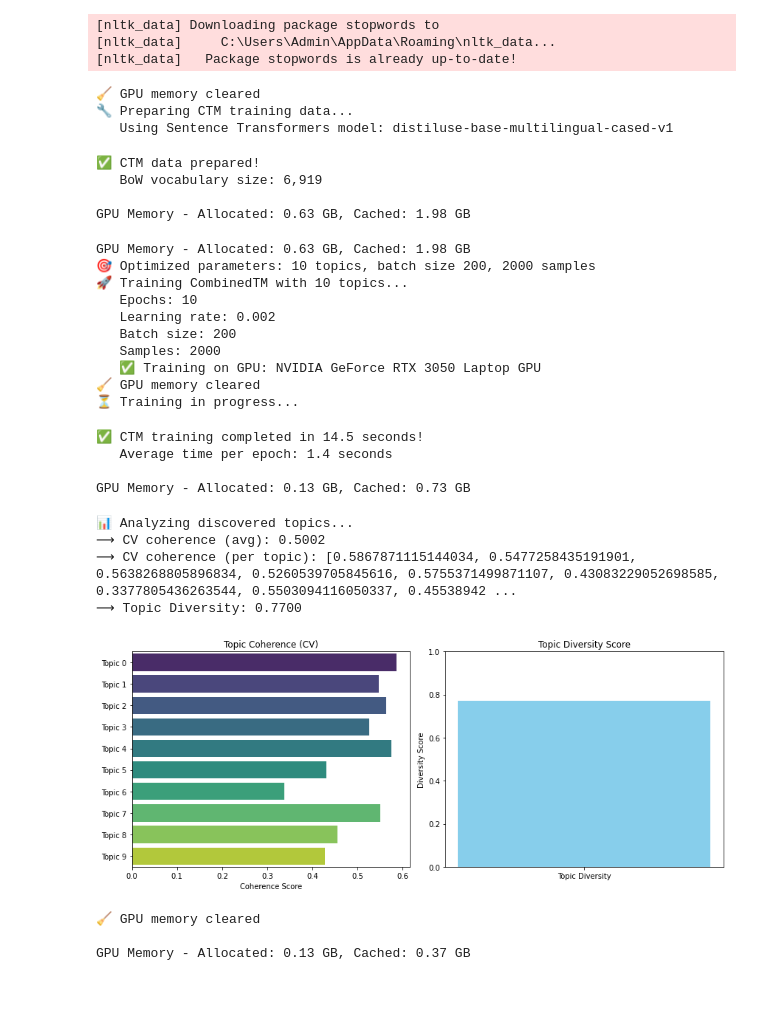
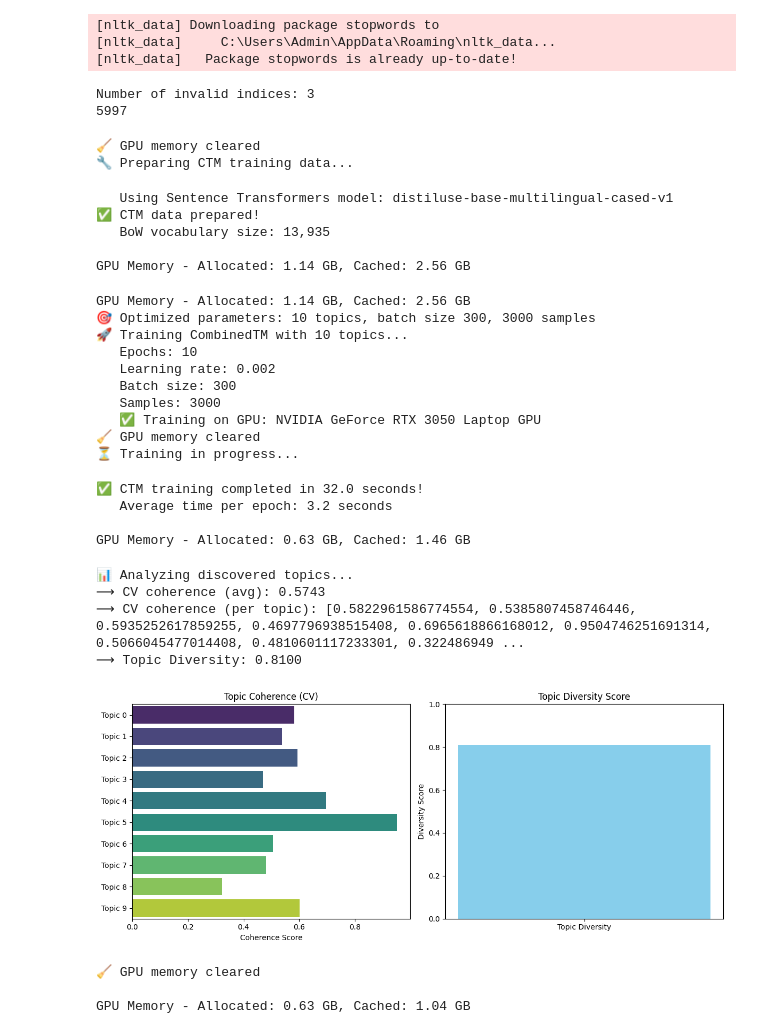
Before and after one commit to KhoaLeTranMinh/Topic-Modeling-Recommendation, a Jupyter notebook: Experiments/ctm_song_recommendation.ipynb, the cells around one changed output. Drawn from its saved outputs; the diff is of its cells as text; code cells hidden in the pictures; blank space fills up the shorter version.

Commit message:
pretty much finish the 3 models

```diff
--- a/Experiments/ctm_song_recommendation.ipynb
+++ b/Experiments/ctm_song_recommendation.ipynb
@@ -151,7 +168,7 @@ GPU Memory - Allocated: 1.14 GB, Cached: 1.17 GB
 # ===== DATA LOADING =====
 
 # Load your song lyrics dataset
-data_path = "../Lyrics_extraction/scraped_lyrics.csv"
+data_path = "../Lyrics_extraction/scraped_lyrics_no_metadata_combined.csv"
 df = pd.read_csv(data_path)
 
 def clean_lyrics_for_ctm(text):
@@ -191,41 +208,56 @@ df.head(3)
 
 nltk.download("stopwords")
 stopwords = list(stop_words.words("english"))
+
+
 documents = df['lyrics'].tolist()
 
 
-sp = WhiteSpacePreprocessingStopwords(documents, stopwords_list=stopwords, vocabulary_size=7000)
+sp = WhiteSpacePreprocessingStopwords(documents,stopwords_list=stopwords, vocabulary_size=14000)
 preprocessed_documents, unpreprocessed_corpus, vocab, retained_indices = sp.preprocess()
 # %% [output]
 [nltk_data] Downloading package stopwords to
 [nltk_data]     C:\Users\Admin\AppData\Roaming\nltk_data...
 [nltk_data]   Package stopwords is already up-to-date!
+# %%
+valid_idx = set(retained_indices)
+invalid_idx = set(range(len(df))) - valid_idx
+
+for i in invalid_idx:
+    df.drop(i, inplace=True)
+
+print(f"Number of invalid indices: {len(invalid_idx)}")
+print(len(df))
+# %% [output]
+Number of invalid indices: 3
+5997
 # %%
 clear_gpu_memory()
 # Create TopicModelDataPreparation object
 print("🔧 Preparing CTM training data...")
 
 # sentence_transformers_model = "all-mpnet-base-v2"
-sentence_transformers_model = "distiluse-base-multilingual-cased-v1"
-print(f"   Using Sentence Transformers model: {sentence_transformers_model}")
-tp = TopicModelDataPreparation(sentence_transformers_model)
+sentence_transformers_model_name = "distiluse-base-multilingual-cased-v1"
+
+tp = TopicModelDataPreparation(sentence_transformers_model_name, show_warning=False)
 training_dataset = tp.fit(
     text_for_contextual=unpreprocessed_corpus,
     text_for_bow=preprocessed_documents,
 )
 
+print(f"   Using Sentence Transformers model: {sentence_transformers_model_name}")
 print(f"✅ CTM data prepared!")
 print(f"   BoW vocabulary size: {len(tp.vocab):,}")
-# print(f"   Contextual embedding size: {training_embeddings.shape[1]}")
+
 print(f"\n{get_gpu_memory_usage()}")
 # %% [output]
 🧹 GPU memory cleared
 🔧 Preparing CTM training data...
-   Using Sentence Transformers model: distiluse-base-multilingual-cased-v1
+   Using Sentence Transformers model: distiluse-base-multilingual-cased-v1
 ✅ CTM data prepared!
-   BoW vocabulary size: 6,919
+   BoW vocabulary size: 13,935
 
-GPU Memory - Allocated: 0.63 GB, Cached: 1.98 GB
+GPU Memory - Allocated: 1.14 GB, Cached: 2.56 GB
 # %%
 # ===== GPU-ACCELERATED CTM TRAINING =====
 warnings.filterwarnings('ignore')
@@ -284,19 +316,10 @@ def train_ctm_with_gpu(training_dataset, tp, n_topics=10, num_epochs=20,
 # Optimize parameters based on available hardware
 if cuda_available:
     gpu_memory_gb = torch.cuda.get_device_properties(0).total_memory / (1024**3)
+    n_topics = 10
+    batch_size = 300
+    n_samples = 3000
 
-    if gpu_memory_gb < 6:  # Less than 6GB VRAM
-        n_topics = 10
-        batch_size = 200
-        n_samples = 2000
-    elif gpu_memory_gb < 12:  # Less than 12GB VRAM
-        n_topics = 10
-        batch_size = 200
-        n_samples = 2000
-    else:  # 12GB+ VRAM
-        n_topics = 15
-        batch_size = 300
-        n_samples = 3000
 else:
     n_topics = 10
     batch_size = 100
@@ -317,20 +340,20 @@ ctm = train_ctm_with_gpu(
 
 print(f"\n{get_gpu_memory_usage()}")
 # %% [output]
-GPU Memory - Allocated: 0.63 GB, Cached: 1.98 GB
-🎯 Optimized parameters: 10 topics, batch size 200, 2000 samples
+GPU Memory - Allocated: 1.14 GB, Cached: 2.56 GB
+🎯 Optimized parameters: 10 topics, batch size 300, 3000 samples
 🚀 Training CombinedTM with 10 topics...
    Epochs: 10
    Learning rate: 0.002
-   Batch size: 200
-   Samples: 2000
+   Batch size: 300
+   Samples: 3000
    ✅ Training on GPU: NVIDIA GeForce RTX 3050 Laptop GPU
 🧹 GPU memory cleared
 ⏳ Training in progress...
-✅ CTM training completed in 14.5 seconds!
-   Average time per epoch: 1.4 seconds
+✅ CTM training completed in 32.0 seconds!
+   Average time per epoch: 3.2 seconds
 
-GPU Memory - Allocated: 0.13 GB, Cached: 0.73 GB
+GPU Memory - Allocated: 0.63 GB, Cached: 1.46 GB
 # %%
 
 # ===== TOPIC ANALYSIS AND EVALUATION =====
@@ -338,7 +361,7 @@ GPU Memory - Allocated: 0.13 GB, Cached: 0.73 GB
 print("📊 Analyzing discovered topics...")
 
 # Get topic-word distributions
-topics = ctm.get_topic_lists(10)
+topics = ctm.get_topic_lists(20)
 
 # 2. load your pre‐processed “bag-of-words” texts
 #    this must be a List[List[str]] — exactly what you passed as `text_for_bow` to TopicModelDataPreparation
@@ -358,39 +381,39 @@ coherence_per_topic = cv.score(topk=10, per_topic=True)  # list of per‐topic s
 print(f"⟶ CV coherence (avg): {coherence_score:.4f}")
 print(f"⟶ CV coherence (per topic): {coherence_per_topic}")
 
 # 5. compute topic diversity (proportion of unique top‐words across topics)
 diversity = TopicDiversity(topics=topics)
-diversity_score = diversity.score(topk=10)
+diversity_score = diversity.score(topk=20)
 
 print(f"⟶ Topic Diversity: {diversity_score:.4f}")
 
 # Plotting coherence
 plt.figure(figsize=(12, 5))
 plt.subplot(1, 2, 1)
 labels = [f"Topic {i}" for i in range(len(topics))]
 sns.barplot(x=coherence_per_topic, y=labels, orient='h', palette='viridis')
 plt.title('Topic Coherence (CV)')
 plt.xlabel('Coherence Score')
 
 plt.subplot(1, 2, 2)
 plt.bar(['Topic Diversity'], [diversity_score], color='skyblue')
 plt.title('Topic Diversity Score')
 plt.ylabel('Diversity Score')
 plt.ylim(0, 1)
 
 plt.tight_layout()
 plt.show()
 
 # Memory cleanup
 clear_gpu_memory()
 print(f"\n{get_gpu_memory_usage()}")
 # %% [output]
 📊 Analyzing discovered topics...
-⟶ CV coherence (avg): 0.5002
-⟶ CV coherence (per topic): [0.5867871115144034, 0.5477258435191901, 0.5638268805896834, 0.5260539705845616, 0.5755371499871107, 0.43083229052698585, 0.3377805436263544, 0.5503094116050337, 0.45538942 ...
-⟶ Topic Diversity: 0.7700
+⟶ CV coherence (avg): 0.5743
+⟶ CV coherence (per topic): [0.5822961586774554, 0.5385807458746446, 0.5935252617859255, 0.4697796938515408, 0.6965618866168012, 0.9504746251691314, 0.5066045477014408, 0.4810601117233301, 0.322486949 ...
+⟶ Topic Diversity: 0.8100
-[figure, old version]
+[figure, new version]
 🧹 GPU memory cleared
 
-GPU Memory - Allocated: 0.13 GB, Cached: 0.37 GB
+GPU Memory - Allocated: 0.63 GB, Cached: 1.04 GB
 # %%
```
Also changed, not shown: parts of 13 cells of this notebook, 12 other files.
